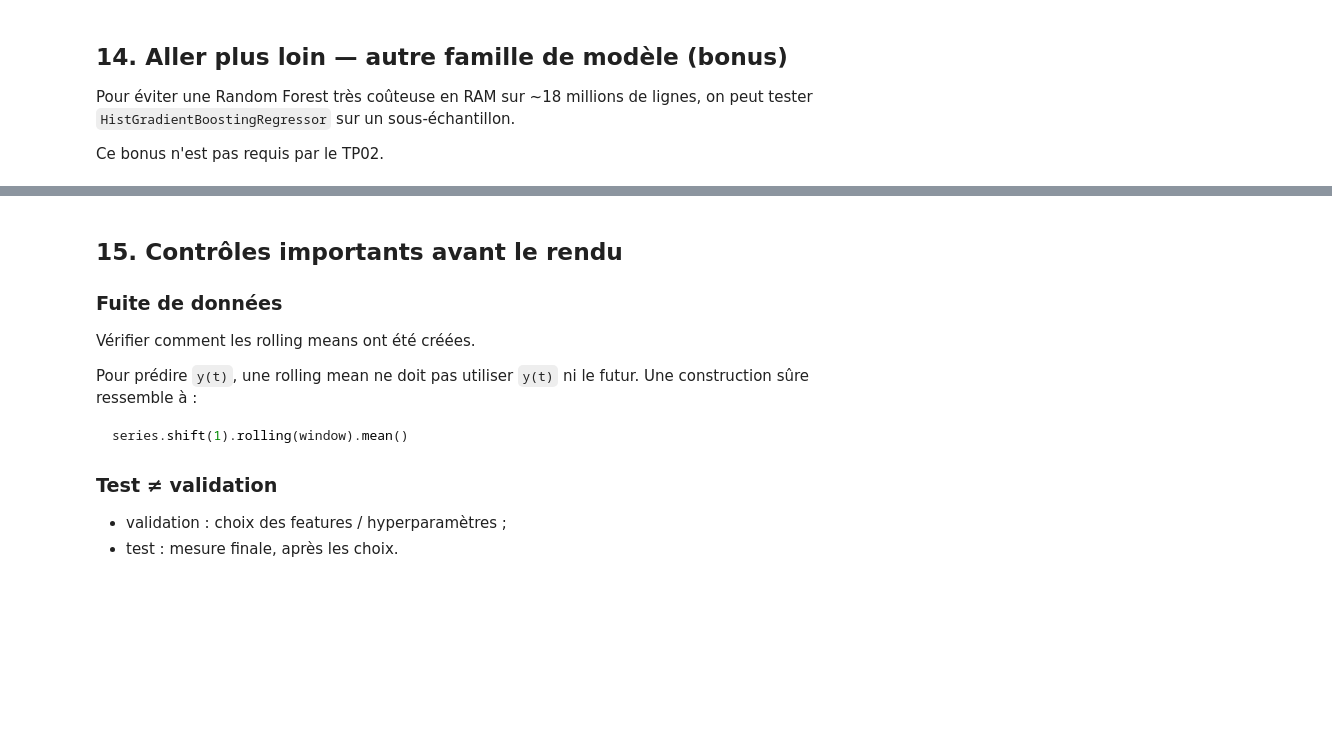
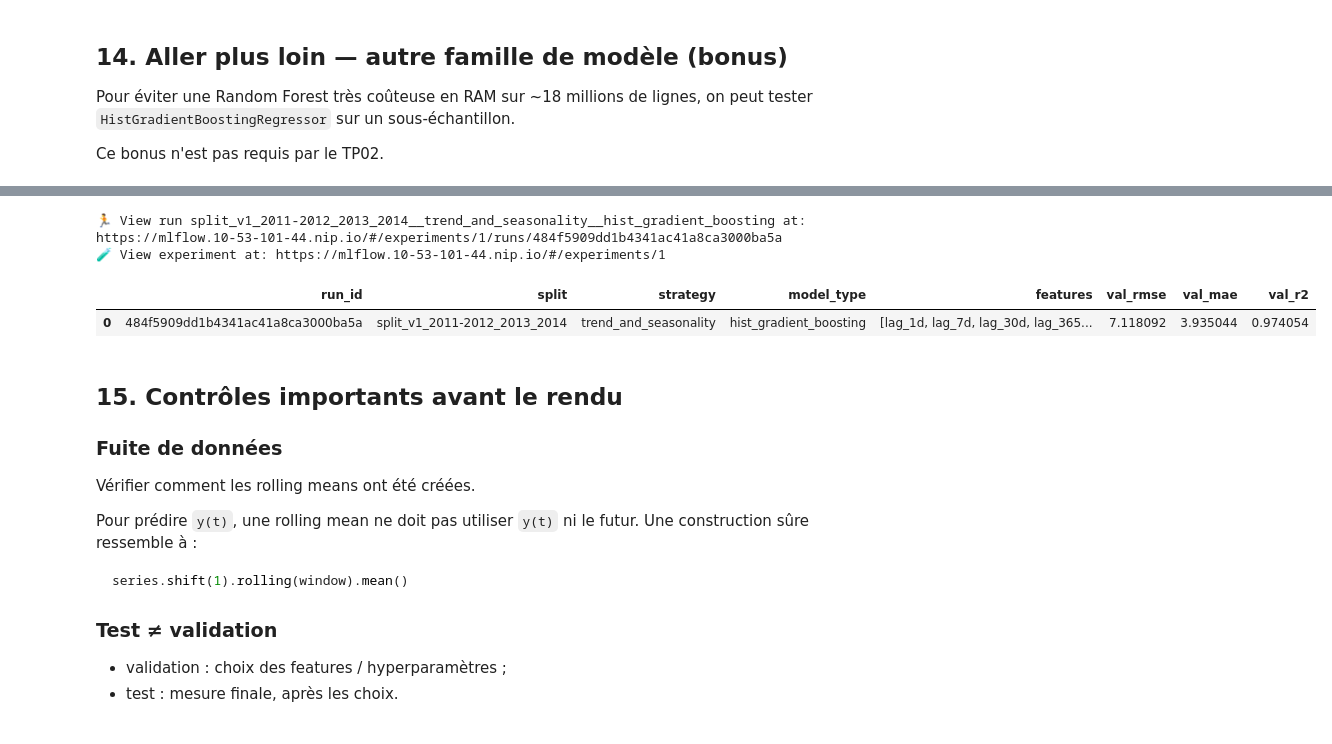
Before and after one commit to oxparade/jupyterlab, a Jupyter notebook: model_training_tp02.ipynb, the cells around one changed output, grey strips where cells are left out. Cells and saved outputs as stored; diff of their text form; code cells hidden in the pictures; blank space fills up the shorter version.

```diff
--- a/model_training_tp02.ipynb
+++ b/model_training_tp02.ipynb
@@ -698,7 +734,7 @@ on peut tester `HistGradientBoostingRegressor` sur un sous-échantillon.
 
 Ce bonus n'est pas requis par le TP02.
 # %%
-RUN_BONUS_MODEL = False
+RUN_BONUS_MODEL = True
 
 if RUN_BONUS_MODEL:
     bonus_result = run_one_experiment(
@@ -726,3 +763,7 @@ Bonus désactivé. Passer RUN_BONUS_MODEL=True pour le lancer.
+🏃 View run split_v1_2011-2012_2013_2014__trend_and_seasonality__hist_gradient_boosting at: https://mlflow.10-53-101-44.nip.io/#/experiments/1/runs/484f5909dd1b4341ac41a8ca3000ba5a
+🧪 View experiment at: https://mlflow.10-53-101-44.nip.io/#/experiments/1
+|  | run_id | split | strategy | model_type | features | val_rmse | val_mae | val_r2 |
+| 0 | 484f5909dd1b4341ac41a8ca3000ba5a | split_v1_2011-2012_2013_2014 | trend_and_seasonality | hist_gradient_boosting | [lag_1d, lag_7d, lag_30d, lag_365... | 7.118092 | 3.935044 | 0.974054 |
 # %% [markdown]
 ## 15. Contrôles importants avant le rendu
 
```
Also changed, not shown: parts of 10 cells of this notebook.
